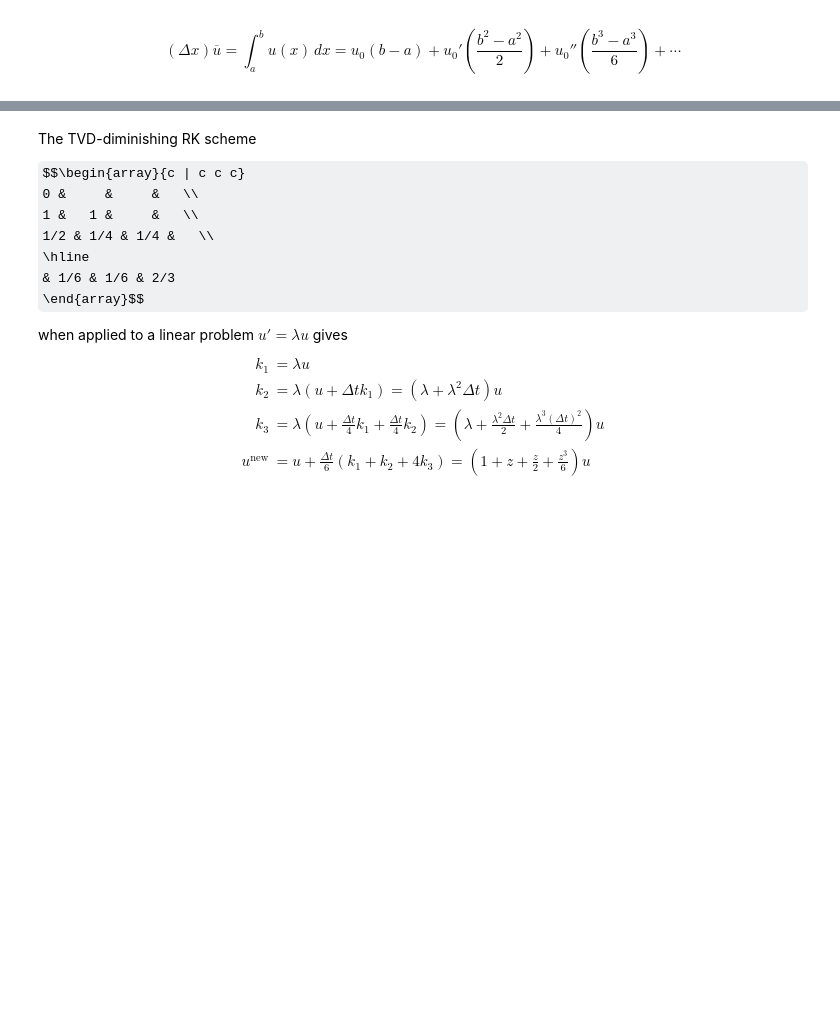
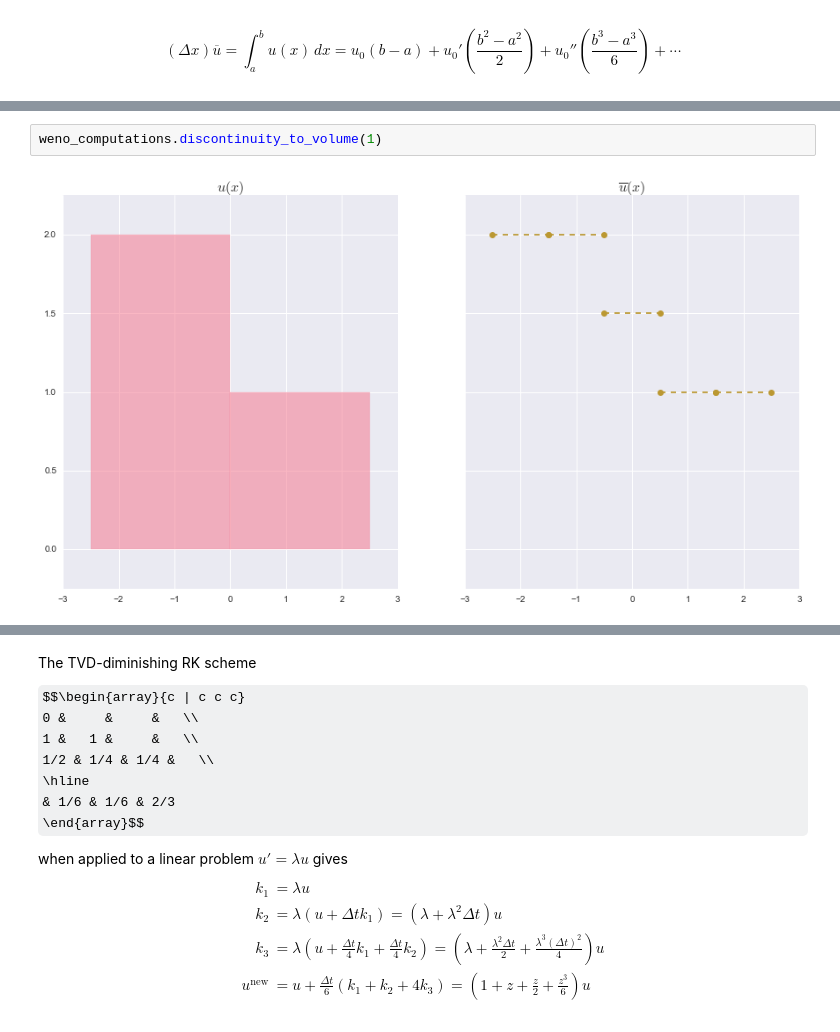
Before and after one commit to dhermes/berkeley-m273-s2016, a Jupyter notebook: class_preso/weno_computations.ipynb, the cells around one changed output, grey strips where cells are left out. Drawn from its saved outputs; the diff is of its cells as text; some formulas as TeX source; blank space fills up the shorter version.

```diff
--- a/class_preso/weno_computations.ipynb
+++ b/class_preso/weno_computations.ipynb
@@ -180,0 +188,4 @@ $$\left(\Delta x\right) \overline{u} = \int_a^b u(x) \, dx = u_0(b - a) + u_0' \
+# %%
+weno_computations.discontinuity_to_volume(1)
+# %% [output]
+[figure, added]
```
Also changed, not shown: parts of 7 cells of this notebook, 1 other file.
